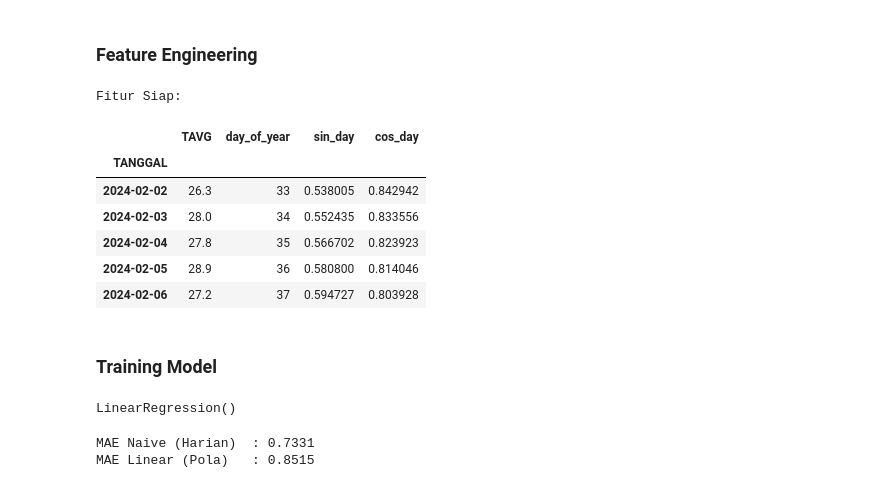
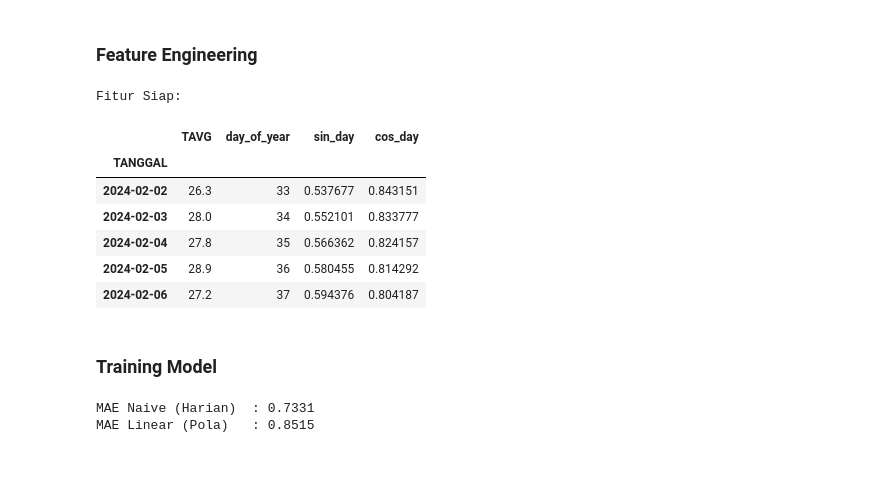
Before and after one commit to Ndraa-44/uas_datscie_prediksi, a Jupyter notebook: uas_datscie_implementation.ipynb, the cells around one changed output. Cells and saved outputs as stored; diff of their text form; code cells hidden in the pictures.

```diff
--- a/uas_datscie_implementation.ipynb
+++ b/uas_datscie_implementation.ipynb
@@ -481,45 +383,31 @@ Kita tidak hanya menggunakan tren garis lurus (linear), tetapi menambahkan fitur
 # %%
 # Feature Engineering: Menambahkan Fitur Tren & Musiman
 df_forecast = df_clean.copy()
 
 # Fitur Tren Global (Date Ordinal)
 # Mengubah tanggal menjadi angka urut (1, 2, 3...) agar bisa dibaca regresi
 df_forecast['Date_Ordinal'] = df_forecast.index.map(pd.Timestamp.toordinal)
 
 # Fitur Musiman (Cyclical Features)
 # Menggunakan Sinus & Cosinus agar Bulan 12 (Desember) nyambung polanya ke Bulan 1 (Januari)
 df_forecast['day_of_year'] = df_forecast.index.dayofyear
-df_forecast['sin_day'] = np.sin(2 * np.pi * df_forecast['day_of_year'] / 365)
-df_forecast['cos_day'] = np.cos(2 * np.pi * df_forecast['day_of_year'] / 365)
+df_forecast['sin_day'] = np.sin(2 * np.pi * df_forecast['day_of_year'] / 365.25)
+df_forecast['cos_day'] = np.cos(2 * np.pi * df_forecast['day_of_year'] / 365.25)
 
 # Cek 5 data teratas untuk memastikan fitur terbentuk
 print("Fitur Siap:")
 df_forecast[['TAVG', 'day_of_year', 'sin_day', 'cos_day']].head()
 # %% [output]
 Fitur Siap:
 |  | TAVG | day_of_year | sin_day | cos_day |
 | TANGGAL |  |  |  |  |
-| 2024-02-02 | 26.3 | 33 | 0.538005 | 0.842942 |
-| 2024-02-03 | 28.0 | 34 | 0.552435 | 0.833556 |
-| 2024-02-04 | 27.8 | 35 | 0.566702 | 0.823923 |
-| 2024-02-05 | 28.9 | 36 | 0.580800 | 0.814046 |
-| 2024-02-06 | 27.2 | 37 | 0.594727 | 0.803928 |
+| 2024-02-02 | 26.3 | 33 | 0.537677 | 0.843151 |
+| 2024-02-03 | 28.0 | 34 | 0.552101 | 0.833777 |
+| 2024-02-04 | 27.8 | 35 | 0.566362 | 0.824157 |
+| 2024-02-05 | 28.9 | 36 | 0.580455 | 0.814292 |
+| 2024-02-06 | 27.2 | 37 | 0.594376 | 0.804187 |
 # %% [markdown]
 ### Training Model
-# %%
-# Training Model Linear Regression
-# Kita gunakan seluruh data yang ada untuk menangkap tren jangka panjang
-
-# Definisi Fitur (x) dan Target (y)
-features = ['day_of_year', 'sin_day', 'cos_day']
-x = df_forecast[features]
-y = df_forecast['TAVG']
-
-# Inisialisasi dan Training
-model_lr_season = LinearRegression()
-model_lr_season.fit(x, y)
-# %% [output]
-LinearRegression()
 # %%
 # ==============================================================================
 # EVALUASI: NAIVE VS LINEAR REGRESSION (SMOOTH)
```
Also changed, not shown: parts of 15 cells of this notebook.
